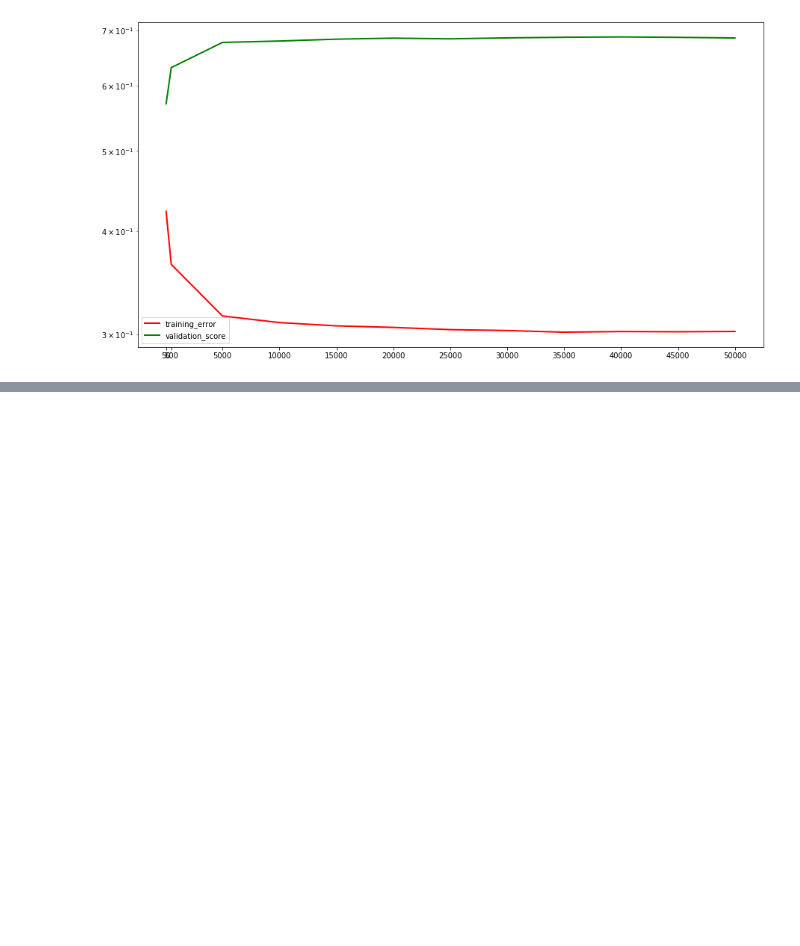
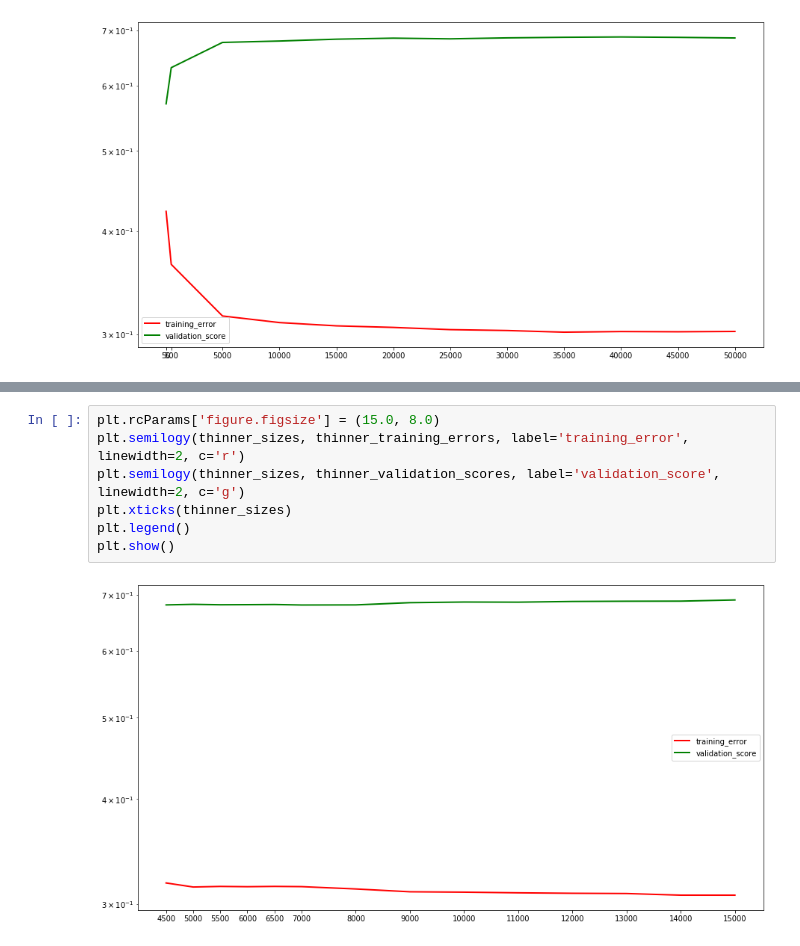
Before and after one commit to 92612ShiyuQiu/Twitter-Sentiment-Analysis, a Jupyter notebook: Dataset_Size_Threshold.ipynb, the cells around one changed output, grey strips where cells are left out. Drawn from its saved outputs; the diff is of its cells as text; blank space fills up the shorter version.

```diff
--- a/Dataset_Size_Threshold.ipynb
+++ b/Dataset_Size_Threshold.ipynb
@@ -205,0 +329,9 @@ plt.show()
+# %%
+plt.rcParams['figure.figsize'] = (15.0, 8.0)
+plt.semilogy(thinner_sizes, thinner_training_errors, label='training_error', linewidth=2, c='r')
+plt.semilogy(thinner_sizes, thinner_validation_scores, label='validation_score', linewidth=2, c='g')
+plt.xticks(thinner_sizes)
+plt.legend()
+plt.show()
+# %% [output]
+[figure, added]
```
Also changed, not shown: parts of 16 cells of this notebook.
